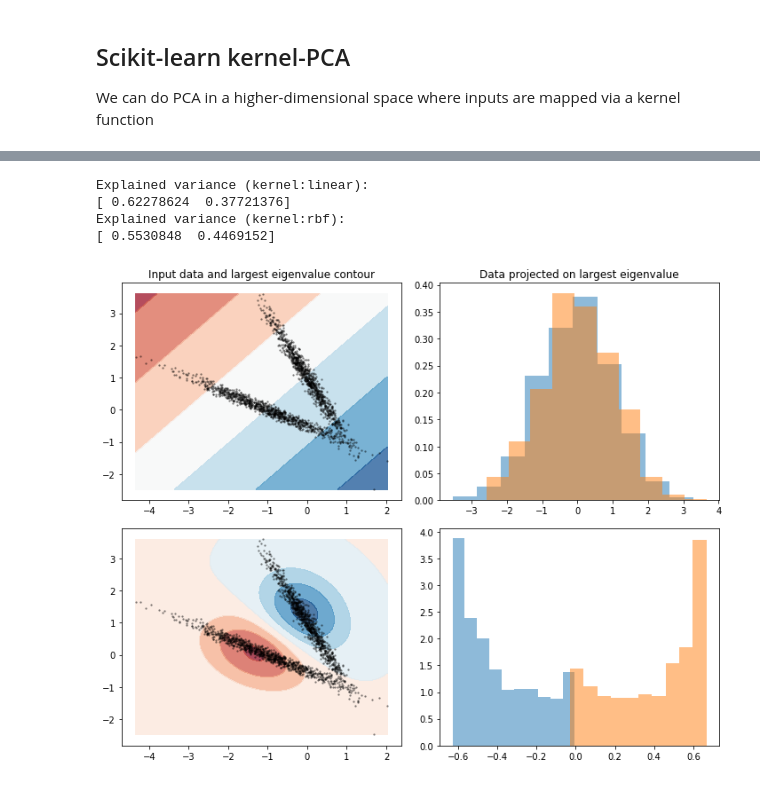
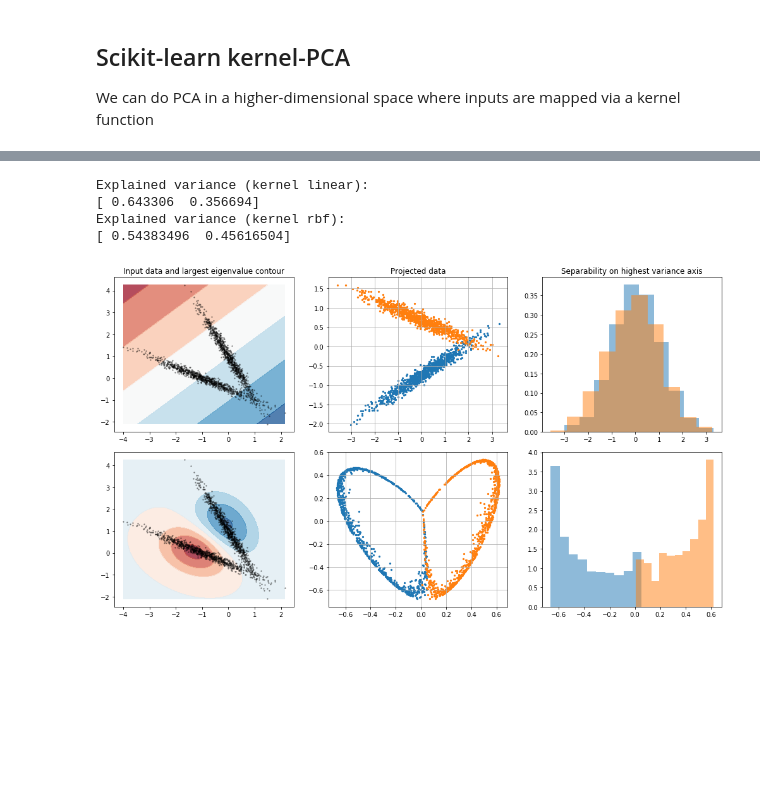
Before and after one commit to phuijse/courses_notebooks, a Jupyter notebook: notebooks/dimensionality_reduction.ipynb, the cells around one changed output, grey strips where cells are left out. Drawn from its saved outputs; the diff is of its cells as text; code cells hidden in the pictures; blank space fills up the shorter version.

```diff
--- a/notebooks/dimensionality_reduction.ipynb
+++ b/notebooks/dimensionality_reduction.ipynb
@@ -161,35 +161,42 @@ X, Y = np.meshgrid(x_range, y_range)
 # %%
-fig = plt.figure(figsize=(10, 8))
+fig = plt.figure(figsize=(14, 8))
 
 for k, kernel in enumerate(['linear', 'rbf']):
     pca = KernelPCA(n_components=2, kernel=kernel, gamma=1.0)
     pca.fit(data)
-    print("Explained variance (kernel:%s):" %(kernel))
+    print("Explained variance (kernel %s):" %(kernel))
     print(pca.lambdas_/np.sum(pca.lambdas_))
     I = np.argmax(pca.lambdas_)
 
     V_projected = np.zeros(shape=(X.shape[0], X.shape[1], 2))
     for i in range(X.shape[0]):
         V_projected[i, :, :] = pca.transform(np.stack([X[i,:],Y[i,:]]).T)
 
-    ax = fig.add_subplot(2, 2, 2*k+1)
+    ax = fig.add_subplot(2, 3, 3*k+1)
     #matplotlib.rcParams['contour.negative_linestyle'] = 'solid'
     if k == 0:
         plt.title('Input data and largest eigenvalue contour')
     plt.contourf(X, Y, V_projected[:, :, I], alpha=0.75, cmap=plt.cm.RdBu)
     plt.scatter(data[:, 0], data[:,1], s=5, c='k', linewidths=0, alpha=0.5)
 
     data_proj = pca.transform(data)
-    ax = fig.add_subplot(2, 2, 2*k+2)
+    ax = fig.add_subplot(2, 3, 3*k+2)
     if k== 0:
-        plt.title('Data projected on largest eigenvalue')
+        plt.title('Projected data')
+    ax.scatter(data_proj[:N, 0], data_proj[:N, 1], s=5)
+    ax.scatter(data_proj[N:, 0], data_proj[N:, 1], s=5)
+    plt.grid()
+
+    ax = fig.add_subplot(2, 3, 3*k+3)
+    if k== 0:
+        plt.title('Separability on highest variance axis')
     ax.hist(data_proj[:N, I], alpha=0.5, normed=True)
     ax.hist(data_proj[N:, I],  alpha=0.5, normed=True)
 
 plt.tight_layout()
 # %% [output]
-Explained variance (kernel:linear):
-[ 0.62278624  0.37721376]
-Explained variance (kernel:rbf):
-[ 0.5530848  0.4469152]
+Explained variance (kernel linear):
+[ 0.643306  0.356694]
+Explained variance (kernel rbf):
+[ 0.54383496  0.45616504]
-[figure, old version]
+[figure, new version]
```
Also changed, not shown: parts of 1 cell of this notebook.
